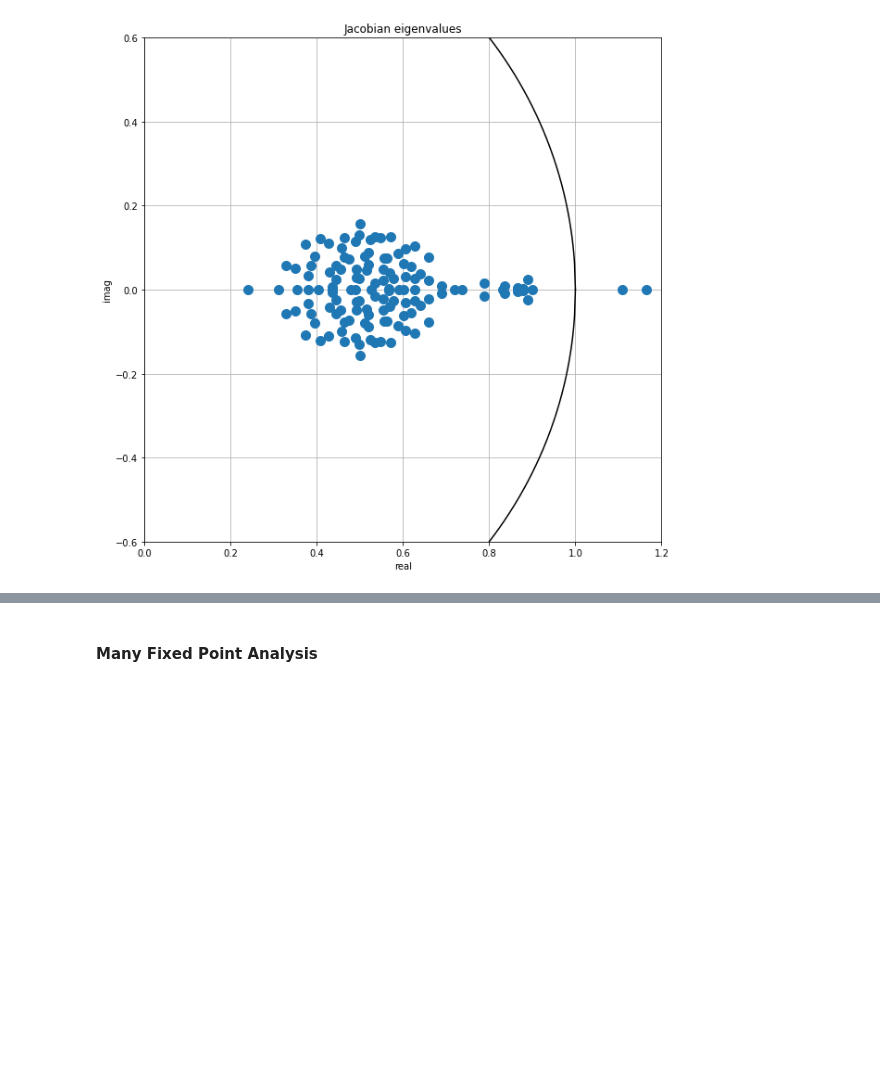
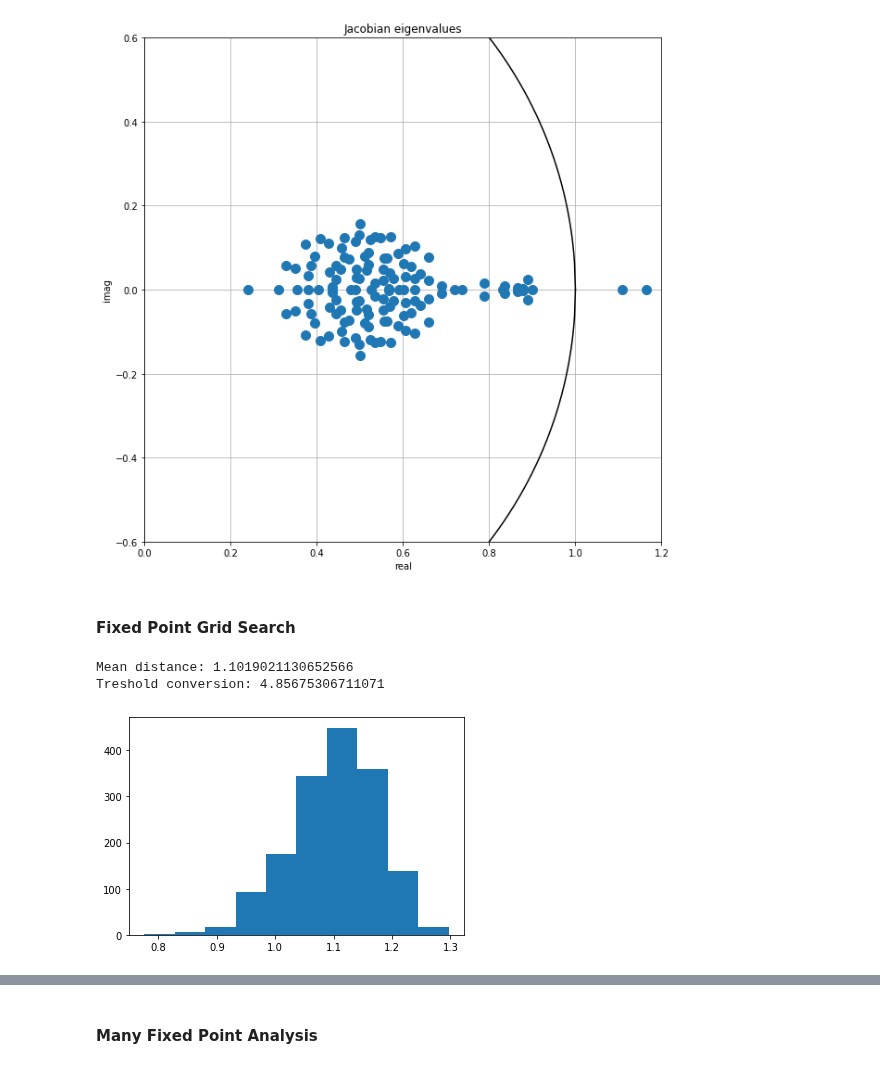
Before and after one commit to kaitken17/colab_based_projects, a Jupyter notebook: sythetic_analysis_multiclass.ipynb, the cells around one changed output, grey strips where cells are left out. Drawn from its saved outputs; the diff is of its cells as text; code cells hidden in the pictures; blank space fills up the shorter version.

```diff
--- a/sythetic_analysis_multiclass.ipynb
+++ b/sythetic_analysis_multiclass.ipynb
@@ -1574,3 +1633,25 @@ plt.ylabel('imag')
 # %% [output]
 Text(0, 0.5, 'imag')
 [figure]
+# %% [markdown]
+#### Fixed Point Grid Search
+# %%
+# Average distance traveled
+avg_step_sizes = np.zeros((len(hs),))
+for hs_idx in range(len(hs)):
+  hs_h0 = np.concatenate([hs[hs_idx], h0[np.newaxis, :]], axis=0)
+  total_dist = 0
+  for time_idx in range(hs_h0.shape[0] - 1):
+    total_dist += np.sqrt(np.sum((hs_h0[time_idx+1] - hs_h0[time_idx])**2))
+  avg_step_sizes[hs_idx] = total_dist/hs[hs_idx].shape[0]
+
+print('Mean distance:', np.mean(avg_step_sizes))
+print('Treshold conversion:', (2*np.mean(avg_step_sizes))**2)
+
+# Histogram of mean distance
+plt.hist(avg_step_sizes, bins=10)
+plt.show()
+# %% [output]
+Mean distance: 1.1019021130652566
+Treshold conversion: 4.85675306711071
+[figure, added]
```
Also changed, not shown: parts of 26 cells of this notebook.
